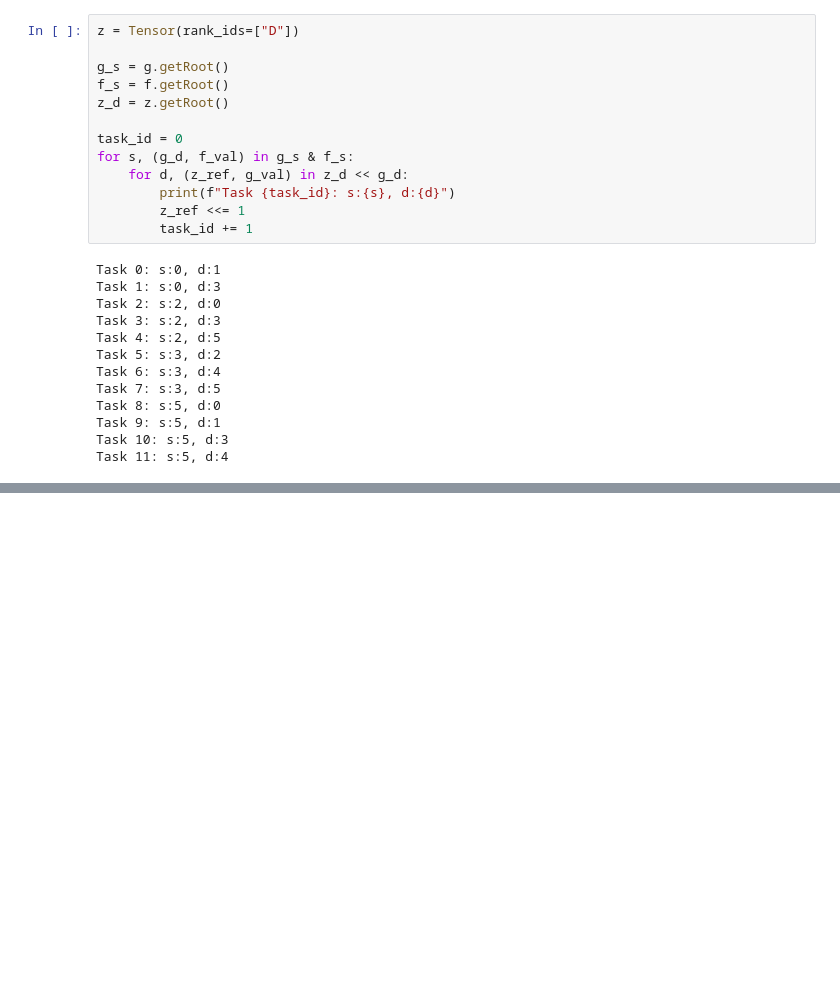
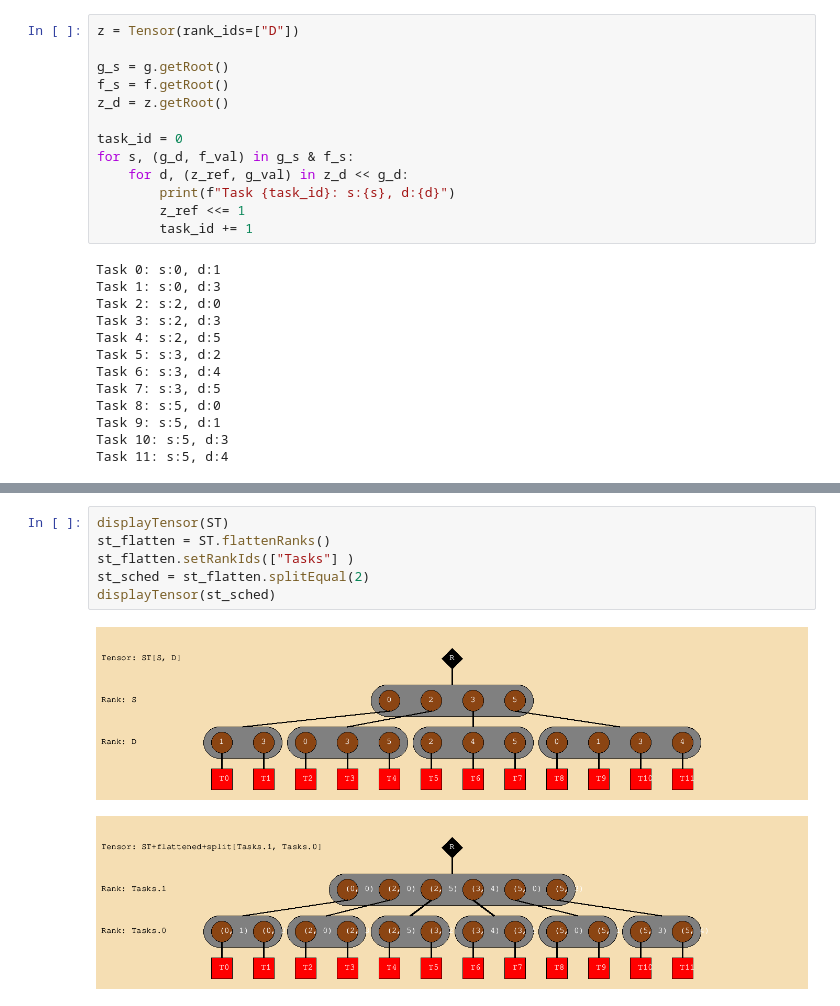
Before and after one commit to jsemer/fibertree-graphs, a Jupyter notebook: gunrock_scheduling.ipynb, the cells around one changed output, grey strips where cells are left out. Drawn from its saved outputs; the diff is of its cells as text; blank space fills up the shorter version.

Commit message:
Create schedule, flatten and partition in position space

```diff
--- a/gunrock_scheduling.ipynb
+++ b/gunrock_scheduling.ipynb
@@ -94,0 +95,9 @@ Task 11: s:5, d:4
+# %%
+displayTensor(ST)
+st_flatten = ST.flattenRanks()
+st_flatten.setRankIds(["Tasks"] )
+st_sched = st_flatten.splitEqual(2)
+displayTensor(st_sched)
+# %% [output]
+[figure, added]
+[figure, added]
```
Also changed, not shown: parts of 3 cells of this notebook.
